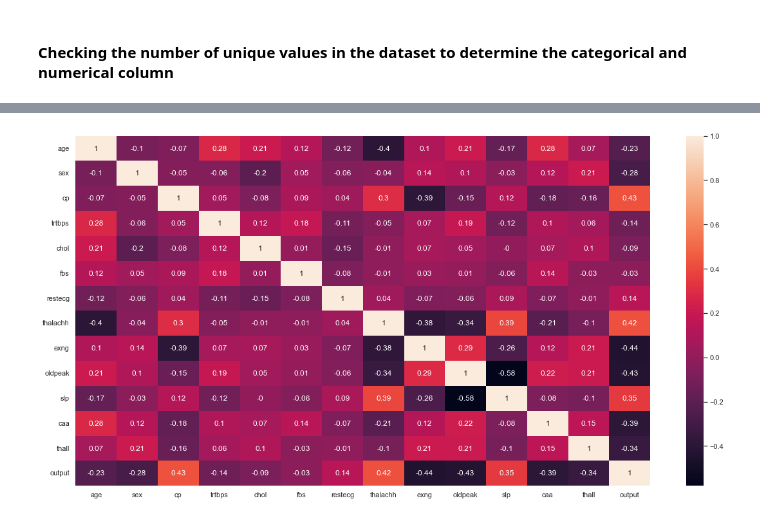
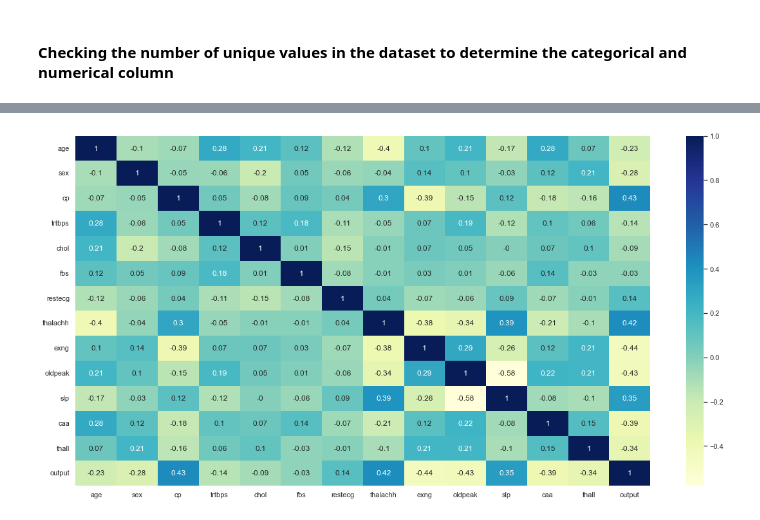
Before and after one commit to sardorick/Heart_disease_dataset_analysis, a Jupyter notebook: heart_attack_EDA.ipynb, the cells around one changed output, grey strips where cells are left out. Drawn from its saved outputs; the diff is of its cells as text; code cells hidden in the pictures.

```diff
--- a/heart_attack_EDA.ipynb
+++ b/heart_attack_EDA.ipynb
@@ -61,9 +61,10 @@ unique_values
 cat_var = ['sex', 'cp', 'fbs', 'restecg', 'exng', 'slp', 'caa', 'thall', 'output']
 num_var = ['age', 'trtbps', 'chol', 'thalachh','oldpeak']
 # %%
+#https://seaborn.pydata.org/generated/seaborn.heatmap.html
 matrix = df.corr().round(2)
 sns.set(rc={"figure.figsize":(20,10)})
-sns.heatmap(matrix, annot=True)
+sns.heatmap(matrix,cmap="YlGnBu", annot=True)
 plt.show()
 # %% [output]
-[figure, old version]
+[figure, new version]
```
Also changed, not shown: parts of 2 cells of this notebook, 4 other files.
